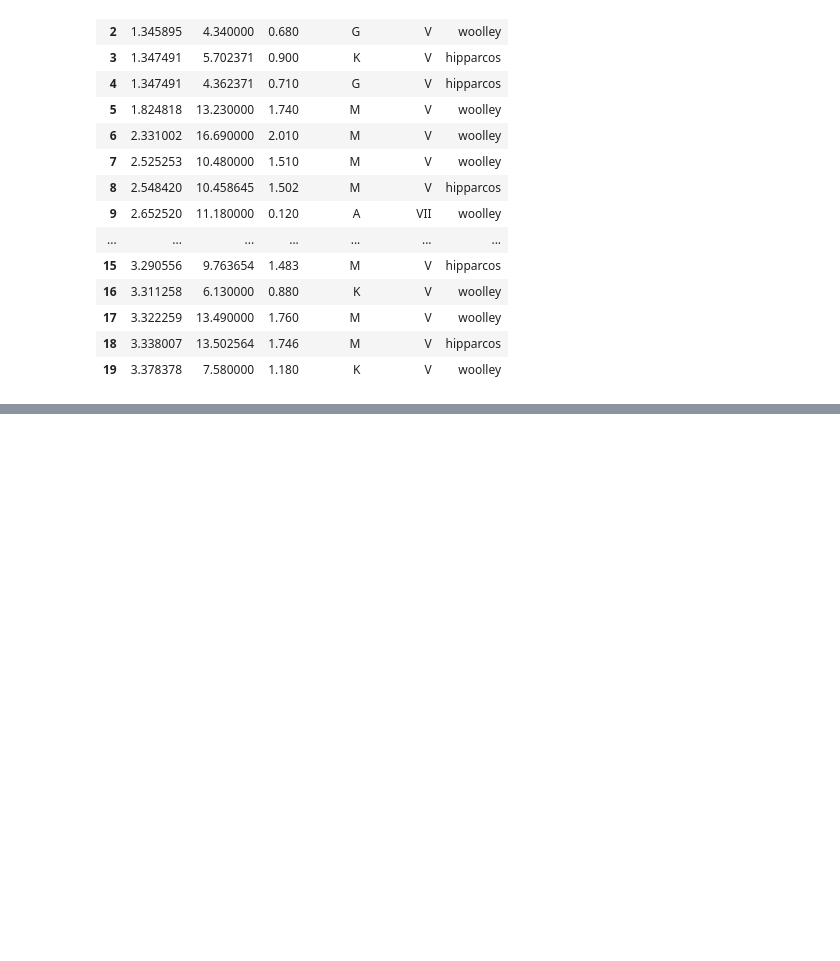
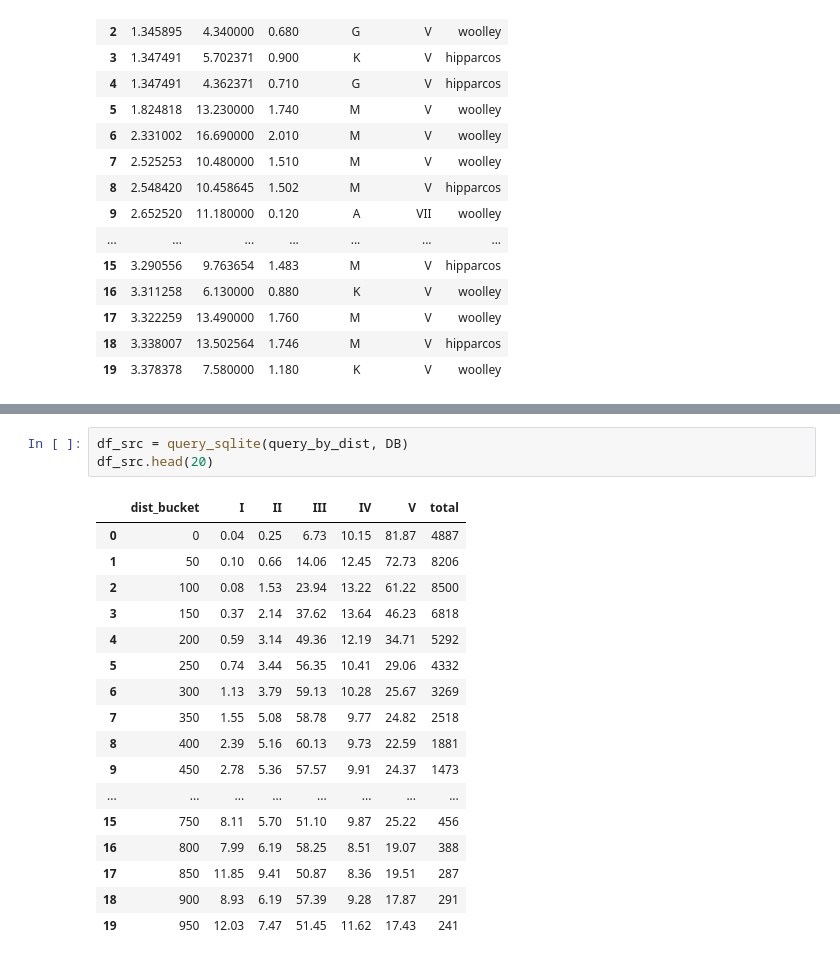
Before and after one commit to dustinmiller91/stellar_analysis, a Jupyter notebook: stellar_analysis.ipynb, the cells around one changed output, grey strips where cells are left out. Drawn from its saved outputs; the diff is of its cells as text; blank space fills up the shorter version.

```diff
--- a/stellar_analysis.ipynb
+++ b/stellar_analysis.ipynb
@@ -461,0 +567,21 @@ df.head(20)
+# %%
+df_src = query_sqlite(query_by_dist, DB)
+df_src.head(20)
+# %% [output]
+|  | dist_bucket | I | II | III | IV | V | total |
+| 0 | 0 | 0.04 | 0.25 | 6.73 | 10.15 | 81.87 | 4887 |
+| 1 | 50 | 0.10 | 0.66 | 14.06 | 12.45 | 72.73 | 8206 |
+| 2 | 100 | 0.08 | 1.53 | 23.94 | 13.22 | 61.22 | 8500 |
+| 3 | 150 | 0.37 | 2.14 | 37.62 | 13.64 | 46.23 | 6818 |
+| 4 | 200 | 0.59 | 3.14 | 49.36 | 12.19 | 34.71 | 5292 |
+| 5 | 250 | 0.74 | 3.44 | 56.35 | 10.41 | 29.06 | 4332 |
+| 6 | 300 | 1.13 | 3.79 | 59.13 | 10.28 | 25.67 | 3269 |
+| 7 | 350 | 1.55 | 5.08 | 58.78 | 9.77 | 24.82 | 2518 |
+| 8 | 400 | 2.39 | 5.16 | 60.13 | 9.73 | 22.59 | 1881 |
+| 9 | 450 | 2.78 | 5.36 | 57.57 | 9.91 | 24.37 | 1473 |
+| ... | ... | ... | ... | ... | ... | ... | ... |
+| 15 | 750 | 8.11 | 5.70 | 51.10 | 9.87 | 25.22 | 456 |
+| 16 | 800 | 7.99 | 6.19 | 58.25 | 8.51 | 19.07 | 388 |
+| 17 | 850 | 11.85 | 9.41 | 50.87 | 8.36 | 19.51 | 287 |
+| 18 | 900 | 8.93 | 6.19 | 57.39 | 9.28 | 17.87 | 291 |
+| 19 | 950 | 12.03 | 7.47 | 51.45 | 11.62 | 17.43 | 241 |
```
Also changed, not shown: parts of 7 cells of this notebook.
